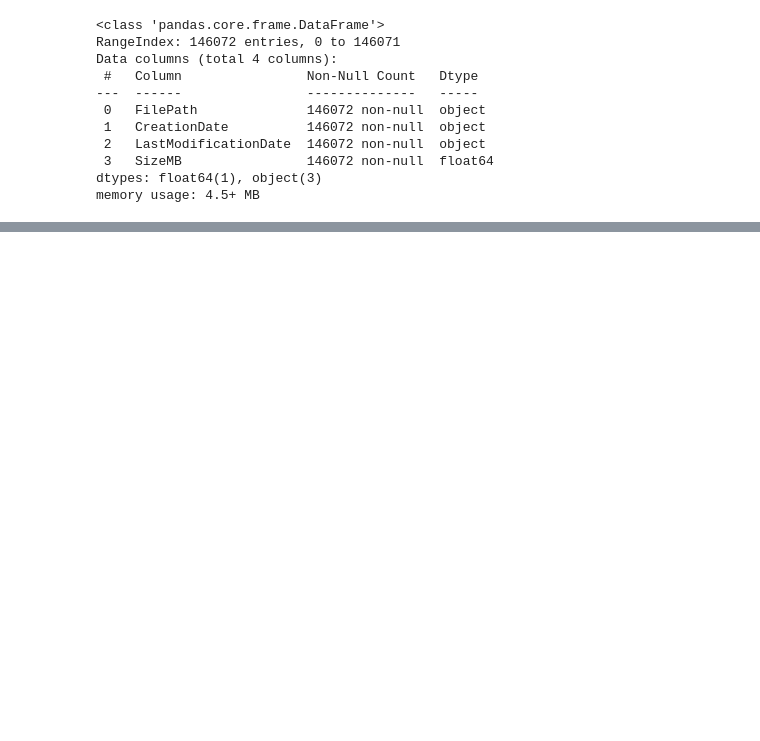
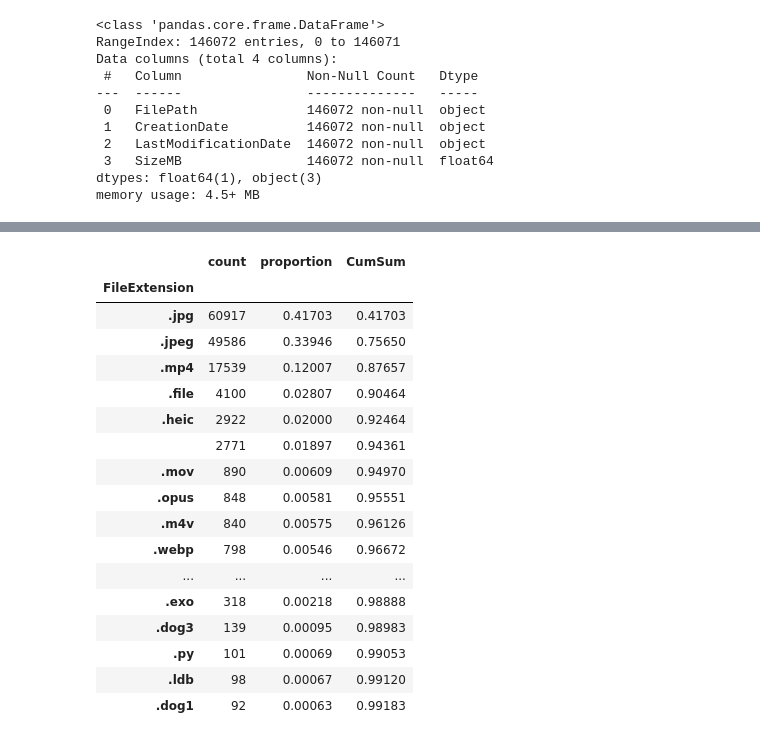
Before and after one commit to nicopyds/py8tb, a Jupyter notebook: df_analysis.ipynb, the cells around one changed output, grey strips where cells are left out. Cells and saved outputs as stored; diff of their text form; code cells hidden in the pictures; blank space fills up the shorter version.

```diff
--- a/df_analysis.ipynb
+++ b/df_analysis.ipynb
@@ -27,0 +79,36 @@ memory usage: 4.5+ MB
+# %%
+top_file_extesions = (
+    pd.concat(
+    [
+        df["FileExtension"].value_counts(),
+        df["FileExtension"].value_counts(normalize = True)
+    ],
+    axis = 1
+    )
+    .assign(
+        CumSum = lambda df: df["proportion"].cumsum()
+    )
+)
+# %%
+# Using top 20 file extesions we created the TOP_FILE_EXTENSIONS
+# and mapped it to the file type (audio, video, photo etc)
+top_file_extesions.head(20)
+# %% [output]
+|  | count | proportion | CumSum |
+| FileExtension |  |  |  |
+| .jpg | 60917 | 0.41703 | 0.41703 |
+| .jpeg | 49586 | 0.33946 | 0.75650 |
+| .mp4 | 17539 | 0.12007 | 0.87657 |
+| .file | 4100 | 0.02807 | 0.90464 |
+| .heic | 2922 | 0.02000 | 0.92464 |
+|  | 2771 | 0.01897 | 0.94361 |
+| .mov | 890 | 0.00609 | 0.94970 |
+| .opus | 848 | 0.00581 | 0.95551 |
+| .m4v | 840 | 0.00575 | 0.96126 |
+| .webp | 798 | 0.00546 | 0.96672 |
+| ... | ... | ... | ... |
+| .exo | 318 | 0.00218 | 0.98888 |
+| .dog3 | 139 | 0.00095 | 0.98983 |
+| .py | 101 | 0.00069 | 0.99053 |
+| .ldb | 98 | 0.00067 | 0.99120 |
+| .dog1 | 92 | 0.00063 | 0.99183 |
```
Also changed, not shown: parts of 30 cells of this notebook, 2 other files.
